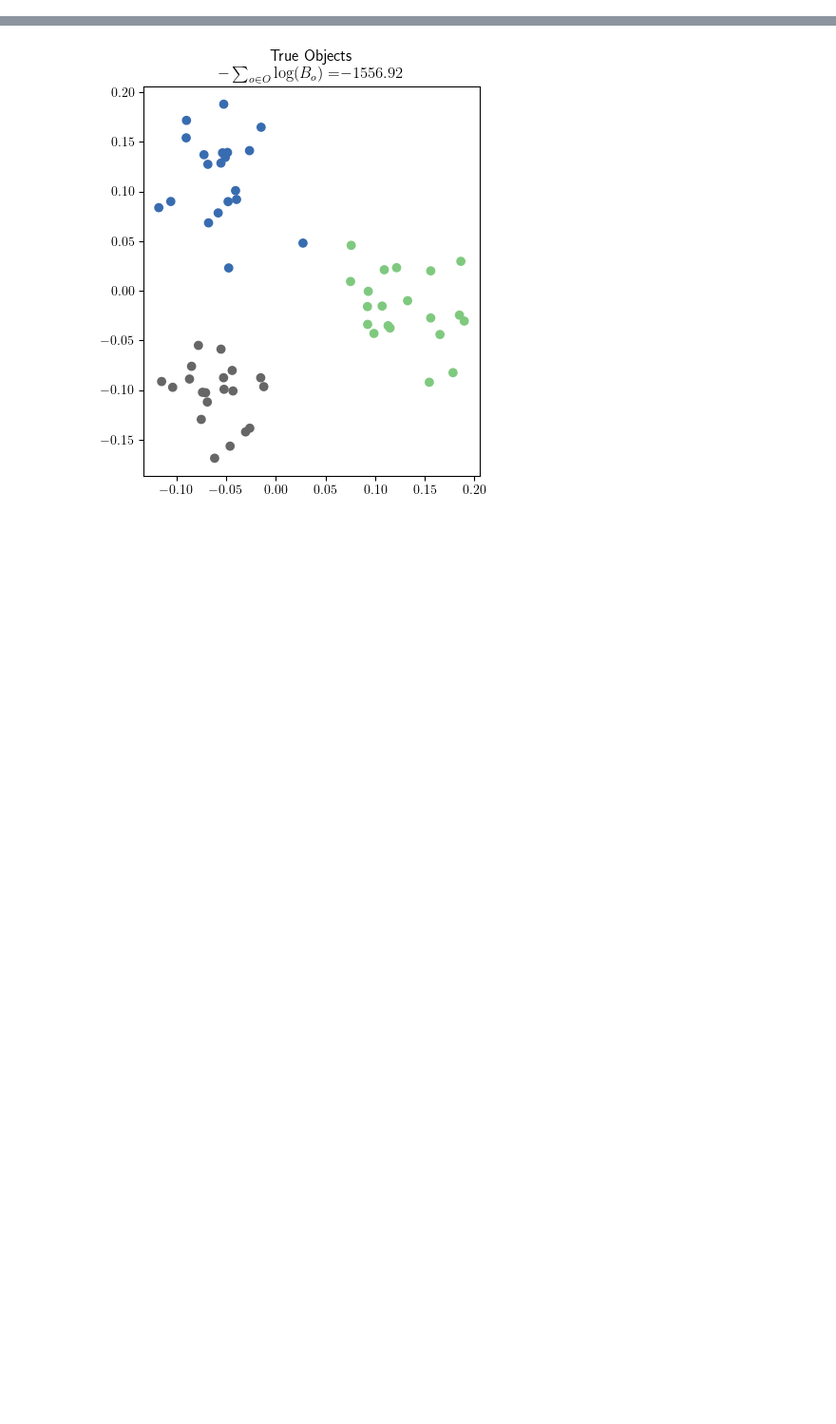
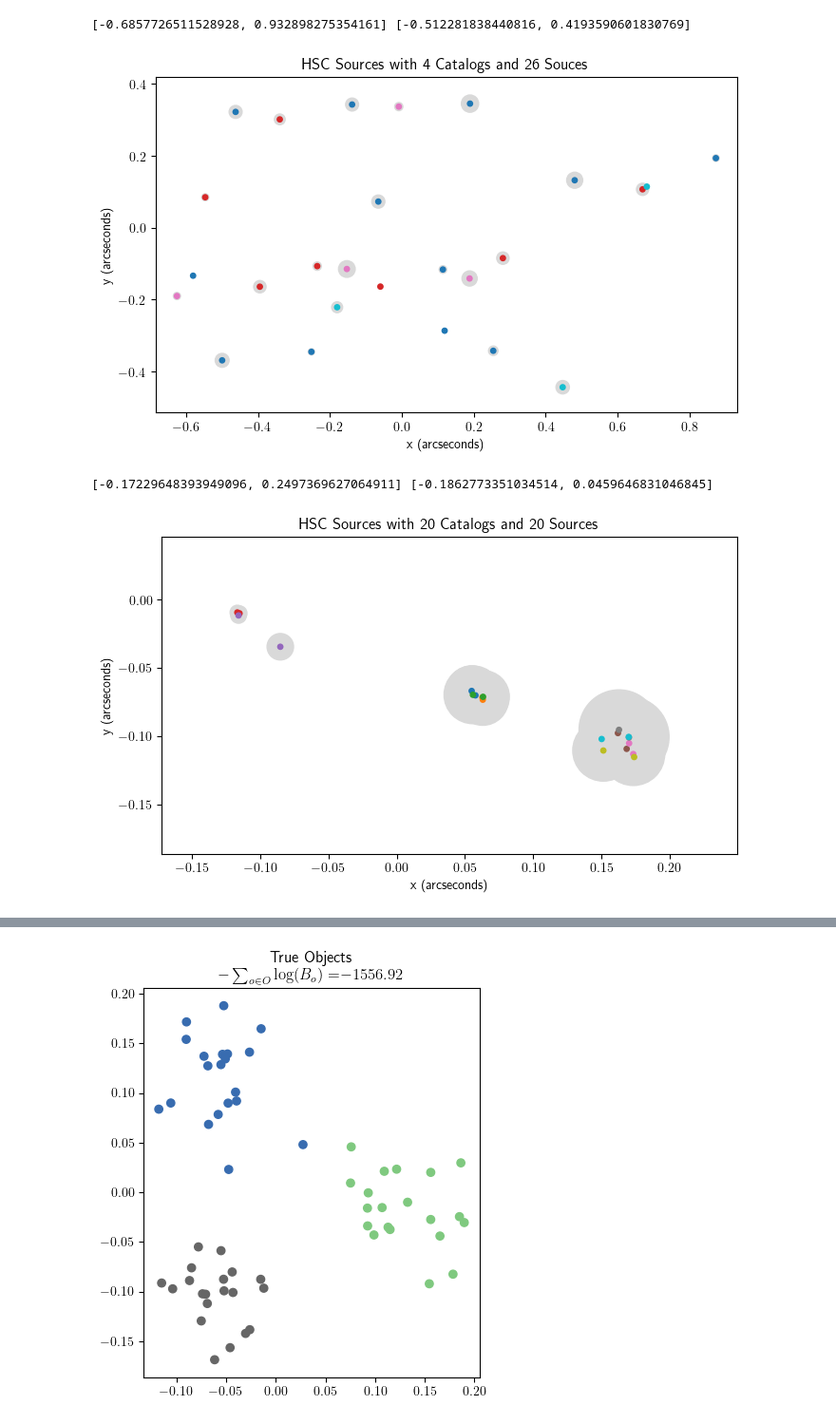
Before and after one commit to jacobf18/astronomical-matching, a Jupyter notebook: benchmark.ipynb, the cells around one changed output, grey strips where cells are left out. Shown at 95% size. Drawn from its saved outputs; the diff is of its cells as text; code cells hidden in the pictures; blank space fills up the shorter version.

```diff
--- a/benchmark.ipynb
+++ b/benchmark.ipynb
@@ -21,3 +22,60 @@ from scipy.spatial.distance import pdist
 from collections import defaultdict
 
 plt.rcParams['text.usetex'] = True
+# %%
+def plot_data(data_df: pd.DataFrame, title: str, out: str = None):
+    plt.figure(figsize=(7,7))
+
+    ax = plt.gca()
+    plt.title(title)
+
+    left_x = []
+    right_x = []
+    top_y = []
+    bottom_y = []
+
+    for x, y, color, size in zip(data_df["coord1 (arcseconds)"],
+                                data_df["coord2 (arcseconds)"],
+                                data_df["ImageID"],
+                                data_df["Sigma"]):
+        # plot circles using the RGBA colors
+        circle = plt.Circle((x, y), size, color=(0.85,0.85,0.85), fill=True)
+        ax.add_artist(circle)
+
+        left_x.append(x - size)
+        right_x.append(x + size)
+        top_y.append(y + size)
+        bottom_y.append(y - size)
+
+    plt.scatter(data_df["coord1 (arcseconds)"], data_df["coord2 (arcseconds)"], s=15, c=data_df["ImageID"], cmap="tab10")
+
+    plt.xlabel("x (arcseconds)")
+    plt.ylabel("y (arcseconds)")
+
+    plt.xlim([min(left_x)-0.05, max(right_x)+0.05])
+    plt.ylim([min(bottom_y)-0.05, max(top_y)+0.05])
+    # plt.xlim([-0.65,0.9])
+    # plt.ylim([-0.5,0.4])
+
+    print([min(left_x)-0.05, max(right_x)+0.05], [min(bottom_y)-0.05, max(top_y)+0.05])
+
+    plt.tight_layout()
+    ax.set_aspect("equal")
+
+    if out:
+        plt.savefig(out, bbox_inches='tight')
+
+    plt.show()
+
+df1 = load_data("data/match_6000204755575.csv")
+df2 = load_data("data/match_6000160767697.csv")
+# df3 = load_data("data/match_4000710334517.csv")
+
+plot_data(df1, "HSC Sources with 4 Catalogs and 26 Souces", out="figures/sources_6000204755575.eps")
+plot_data(df2, "HSC Sources with 20 Catalogs and 20 Sources", out="figures/sources_6000160767697.eps")
+# plot_data(df3, "HSC Sources from 8 Catalogs", out="figures/sources_4000710334517.eps")
+# %% [output]
+[-0.6857726511528928, 0.932898275354161] [-0.512281838440816, 0.4193590601830769]
+[figure, added]
+[-0.17229648393949096, 0.2497369627064911] [-0.1862773351034514, 0.0459646831046845]
+[figure, added]
```
Also changed, not shown: parts of 10 cells of this notebook, 3 other files.
